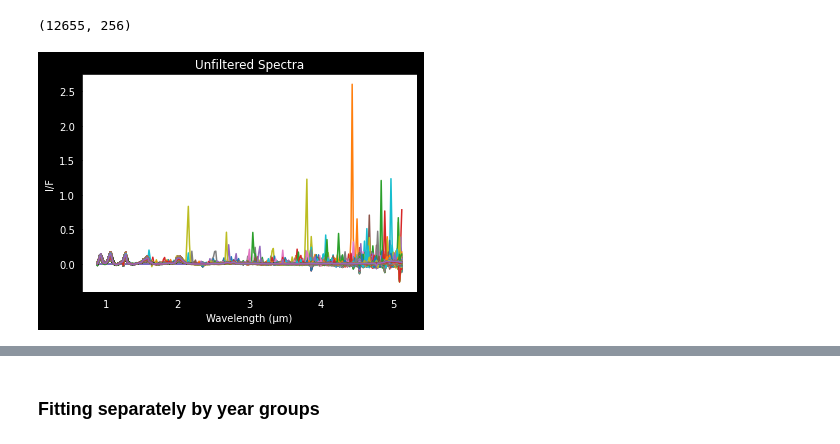
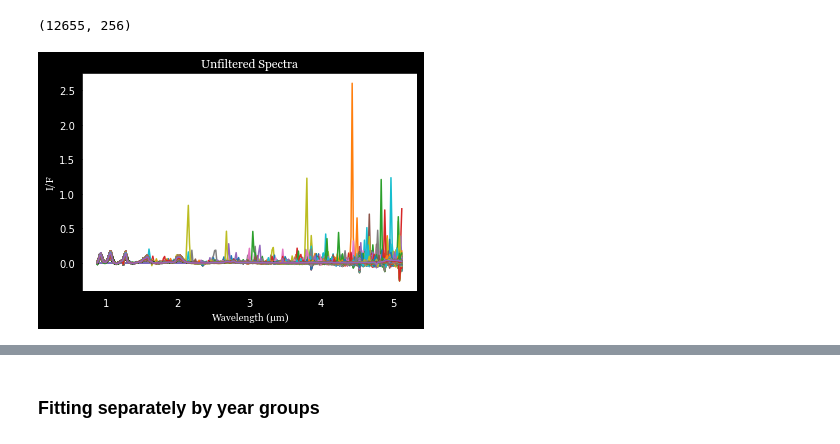
Before and after one commit to lucaslibshutz/spectralResearch, a Jupyter notebook: spectral_fitting_4.5.ipynb, the cells around one changed output, grey strips where cells are left out. Saved outputs shown, nothing was run; the diff lists cells and outputs as text; code cells hidden in the pictures.

```diff
--- a/spectral_fitting_4.5.ipynb
+++ b/spectral_fitting_4.5.ipynb
@@ -98,16 +98,16 @@ print(np.shape(unf_array)) # Should return (12655,256)
 # %%
 %matplotlib inline
 plt.figure(facecolor='black')
 for spectrum in unf_array:
     plt.plot(vims_wave,spectrum)
-plt.title('Unfiltered Spectra',color='white')
+plt.title('Unfiltered Spectra',color='white',fontname='Georgia')
 plt.xticks(color='white')
 plt.yticks(color='white')
-plt.xlabel('Wavelength (µm)',color='white')
-plt.ylabel('I/F',color='white')
+plt.xlabel('Wavelength (µm)',color='white',fontname='Georgia')
+plt.ylabel('I/F',color='white',fontname='Georgia')
 plt.show()
 # %% [output]
-[figure, old version]
+[figure, new version]
 # %%
 %matplotlib inline
 plt.figure(facecolor='black') # Must go before plt.plot() statement to work properly
```
Also changed, not shown: parts of 3 cells of this notebook, 1 other file.
